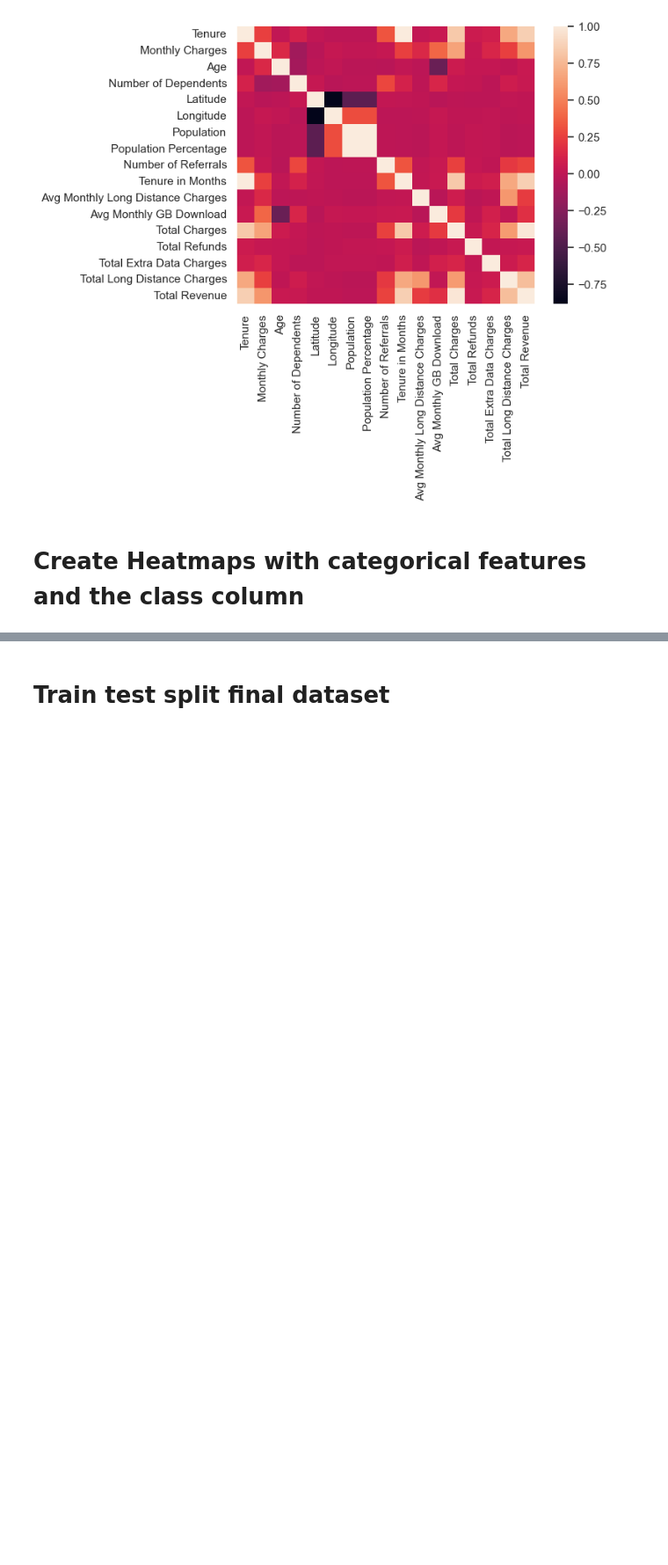
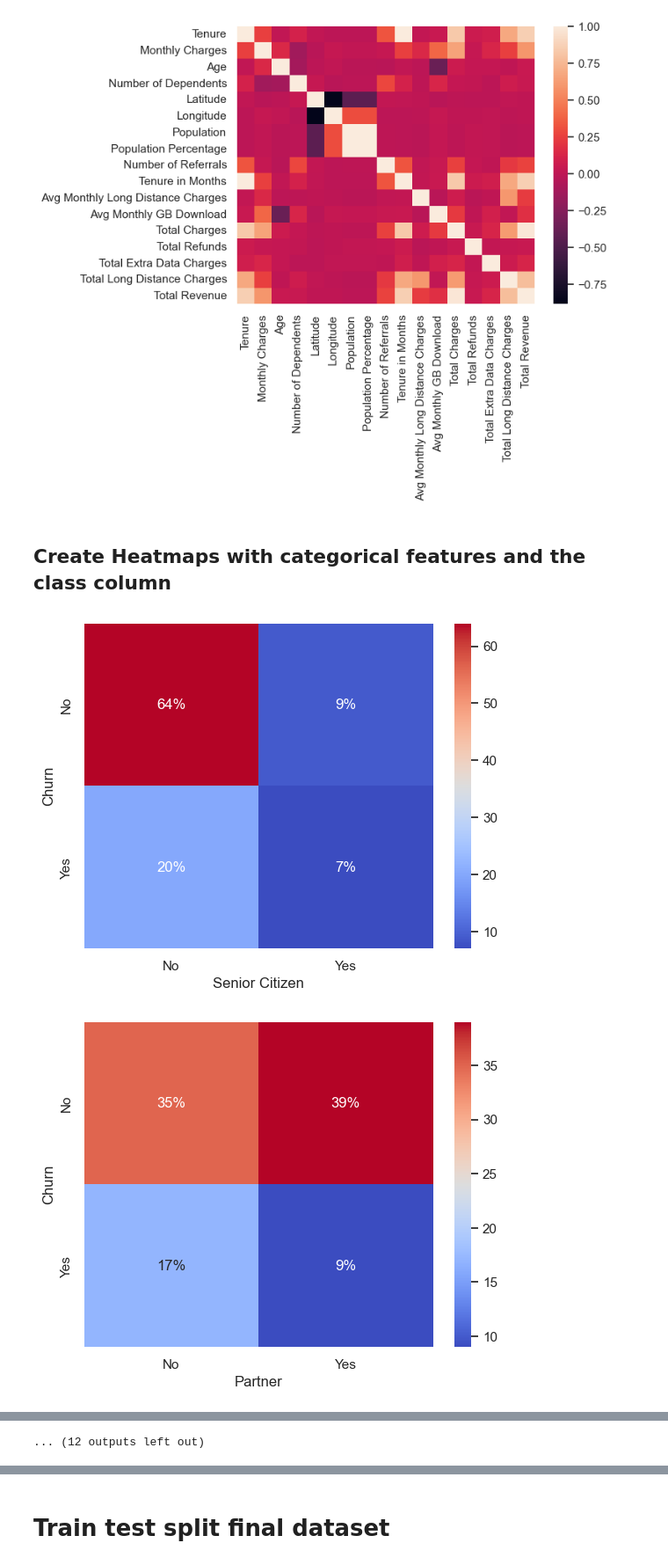
Before and after one commit to georgevrbs/customer_churn_machine_learning, a Jupyter notebook: Telecommunication_Customer_Churn_3.ipynb, the cells around one changed output, grey strips where cells are left out. Shown at 88% size. Cells and saved outputs as stored; diff of their text form; code cells hidden in the pictures; blank space fills up the shorter version.

```diff
--- a/Telecommunication_Customer_Churn_3.ipynb
+++ b/Telecommunication_Customer_Churn_3.ipynb
@@ -271,15 +273,18 @@ plt.show()
 # %% [output]
 [figure]
 # %% [markdown]
-# Create Heatmaps with categorical features and the class column
+## Create Heatmaps with categorical features and the class column
 # %%
 def createHeatmaps(df):
   for col in df.select_dtypes('object'):
-    if col not in 'Churn':
+    if col not in ['Churn', 'City']:
       dft = pd.crosstab(df["Churn"], df[col]).apply(func=lambda x : x / 7043 * 100).round(0)
-      ax = sns.heatmap(dft, annot=True, fmt=".0f")
+      ax = sns.heatmap(dft, annot=True, fmt=".0f", cmap='coolwarm')
       for t in ax.texts: t.set_text(t.get_text() + "%")
       plt.show()
       print("\n")
 
-# createHeatmaps(final_dataset)
+createHeatmaps(final_dataset)
+# %% [output]
+[figure, added]
+[figure, added]
@@ -286 +301,2 @@ def createHeatmaps(df):
+... (12 outputs left out)
 # %% [markdown]
```
Also changed, not shown: parts of 5 cells of this notebook.
